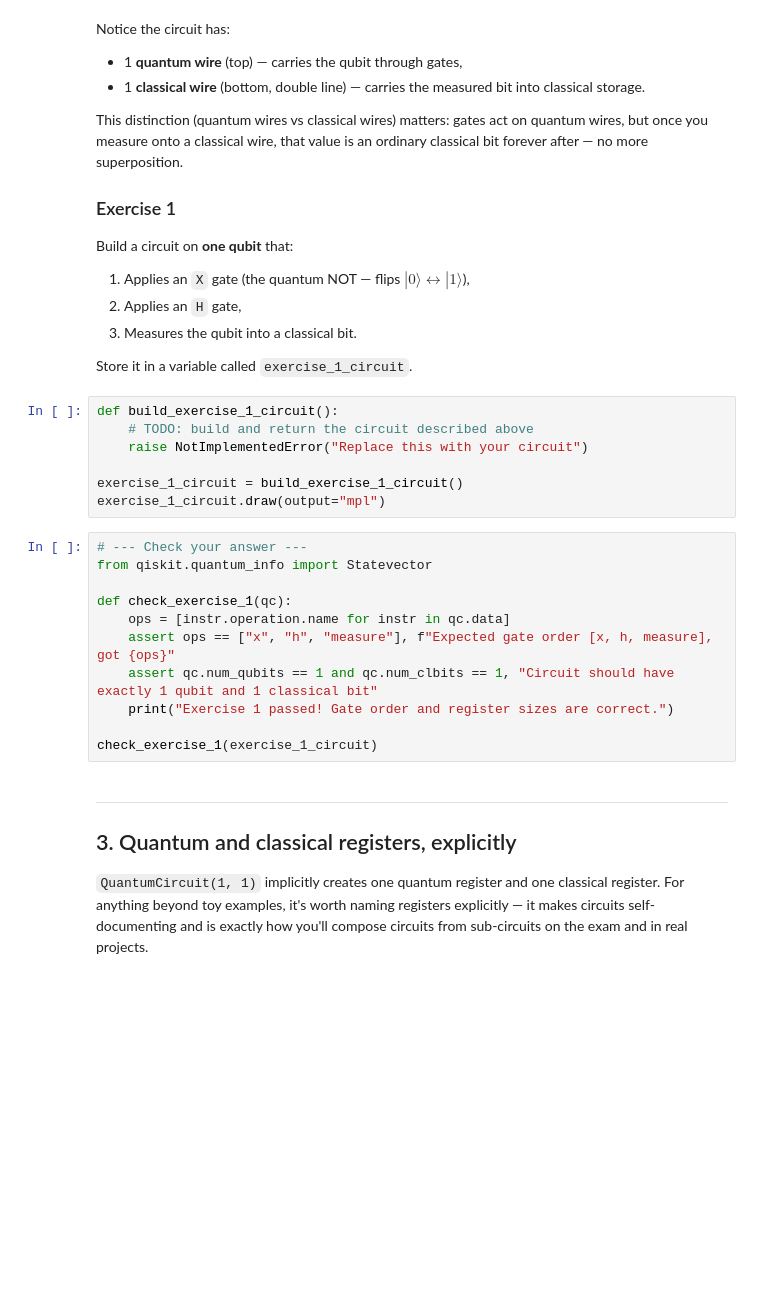
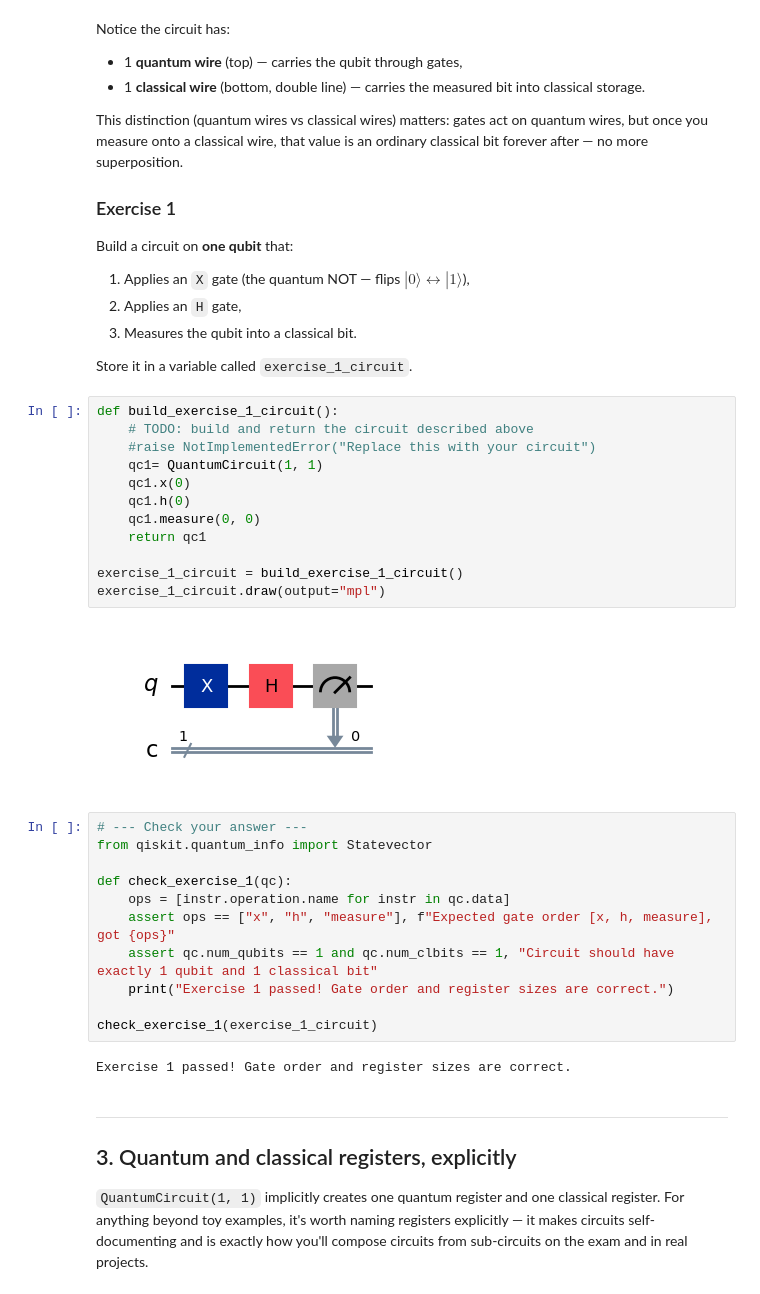
Before and after one commit to Pushkar0997/Qiskit_cert_prep, a Jupyter notebook: qiskit_basics_deep_dive.ipynb, the cells around one changed output. Drawn from its saved outputs; the diff is of its cells as text; blank space fills up the shorter version.

```diff
--- a/qiskit_basics_deep_dive.ipynb
+++ b/qiskit_basics_deep_dive.ipynb
@@ -113,10 +137,17 @@ Store it in a variable called `exercise_1_circuit`.
 # %%
 def build_exercise_1_circuit():
     # TODO: build and return the circuit described above
-    raise NotImplementedError("Replace this with your circuit")
+    #raise NotImplementedError("Replace this with your circuit")
+    qc1= QuantumCircuit(1, 1)
+    qc1.x(0)
+    qc1.h(0)
+    qc1.measure(0, 0)
+    return qc1
 
 exercise_1_circuit = build_exercise_1_circuit()
 exercise_1_circuit.draw(output="mpl")
+# %% [output]
+[figure, added]
 # %%
 # --- Check your answer ---
 from qiskit.quantum_info import Statevector
@@ -128,6 +159,8 @@ def check_exercise_1(qc):
     print("Exercise 1 passed! Gate order and register sizes are correct.")
 
 check_exercise_1(exercise_1_circuit)
+# %% [output]
+Exercise 1 passed! Gate order and register sizes are correct.
 # %% [markdown]
 ---
 ## 3. Quantum and classical registers, explicitly
```
Also changed, not shown: parts of 34 cells of this notebook, 3 other files.
